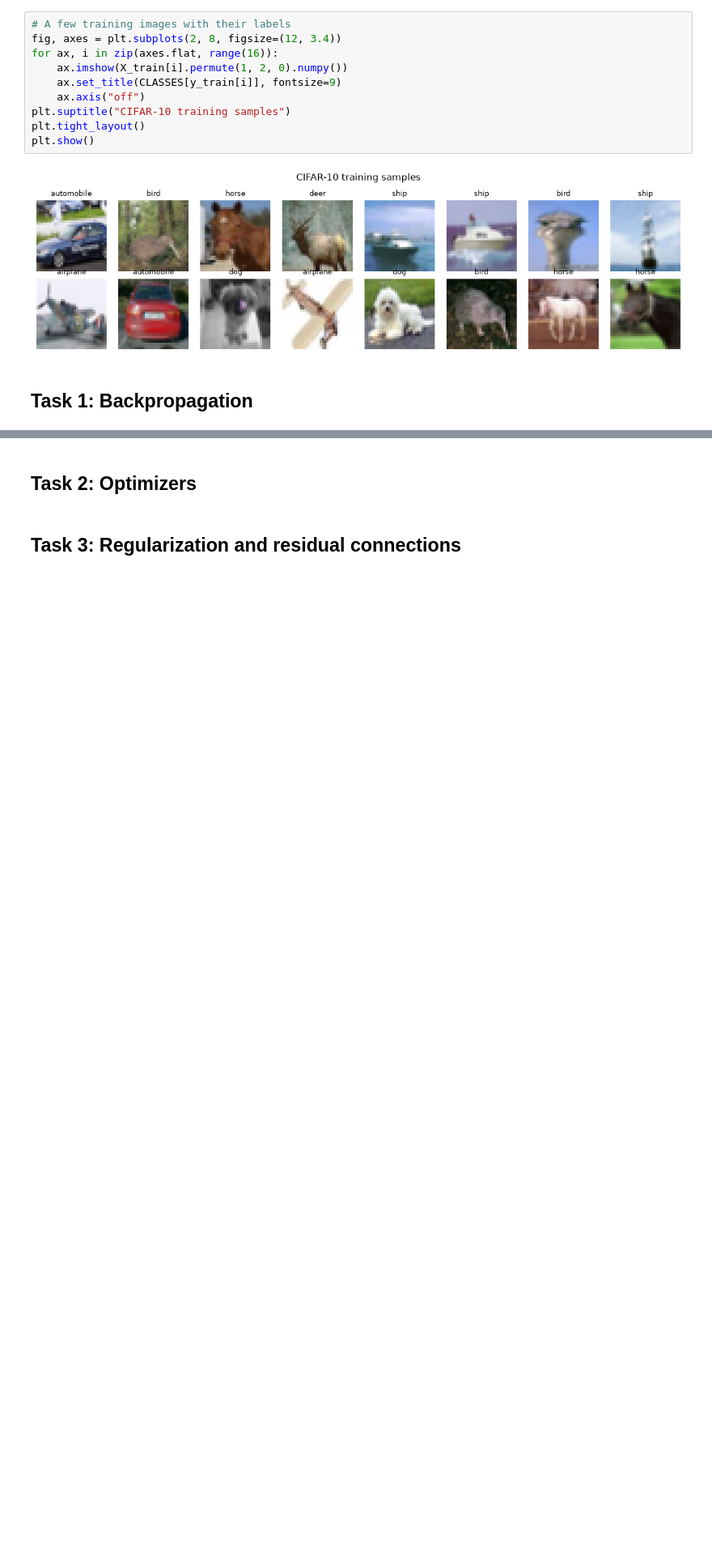
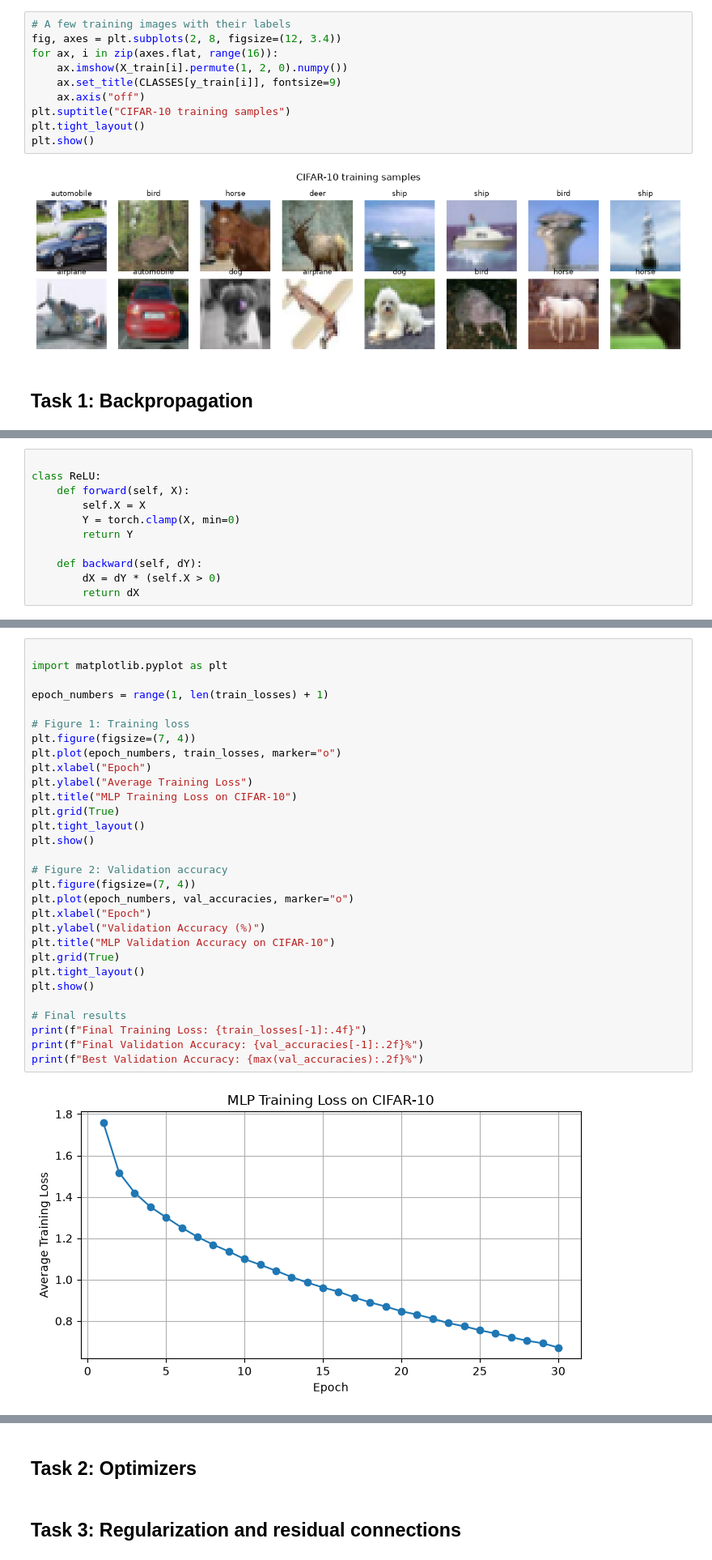
Before and after one commit to JeewanthaSadaruwan/EN4554-Assignment2-CNNs, a Jupyter notebook: 220542J_a02.ipynb, the cells around one changed output, grey strips where cells are left out. Shown at 81% size. Saved outputs shown, nothing was run; the diff lists cells and outputs as text; blank space fills up the shorter version.

Commit message:
Complete Task 1: manual backpropagation and CIFAR-10 MLP training

```diff
--- a/220542J_a02.ipynb
+++ b/220542J_a02.ipynb
@@ -128,0 +161,11 @@ plt.show()
+# %%
+
+class ReLU:
+    def forward(self, X):
+        self.X = X
+        Y = torch.clamp(X, min=0)
+        return Y
+
+    def backward(self, dY):
+        dX = dY * (self.X > 0)
+        return dX
@@ -128,0 +821,32 @@ plt.show()
+# %%
+
+import matplotlib.pyplot as plt
+
+epoch_numbers = range(1, len(train_losses) + 1)
+
+# Figure 1: Training loss
+plt.figure(figsize=(7, 4))
+plt.plot(epoch_numbers, train_losses, marker="o")
+plt.xlabel("Epoch")
+plt.ylabel("Average Training Loss")
+plt.title("MLP Training Loss on CIFAR-10")
+plt.grid(True)
+plt.tight_layout()
+plt.show()
+
+# Figure 2: Validation accuracy
+plt.figure(figsize=(7, 4))
+plt.plot(epoch_numbers, val_accuracies, marker="o")
+plt.xlabel("Epoch")
+plt.ylabel("Validation Accuracy (%)")
+plt.title("MLP Validation Accuracy on CIFAR-10")
+plt.grid(True)
+plt.tight_layout()
+plt.show()
+
+# Final results
+print(f"Final Training Loss: {train_losses[-1]:.4f}")
+print(f"Final Validation Accuracy: {val_accuracies[-1]:.2f}%")
+print(f"Best Validation Accuracy: {max(val_accuracies):.2f}%")
+# %% [output]
+[figure, added]
```
Also changed, not shown: parts of 43 cells of this notebook, 1 other file.
